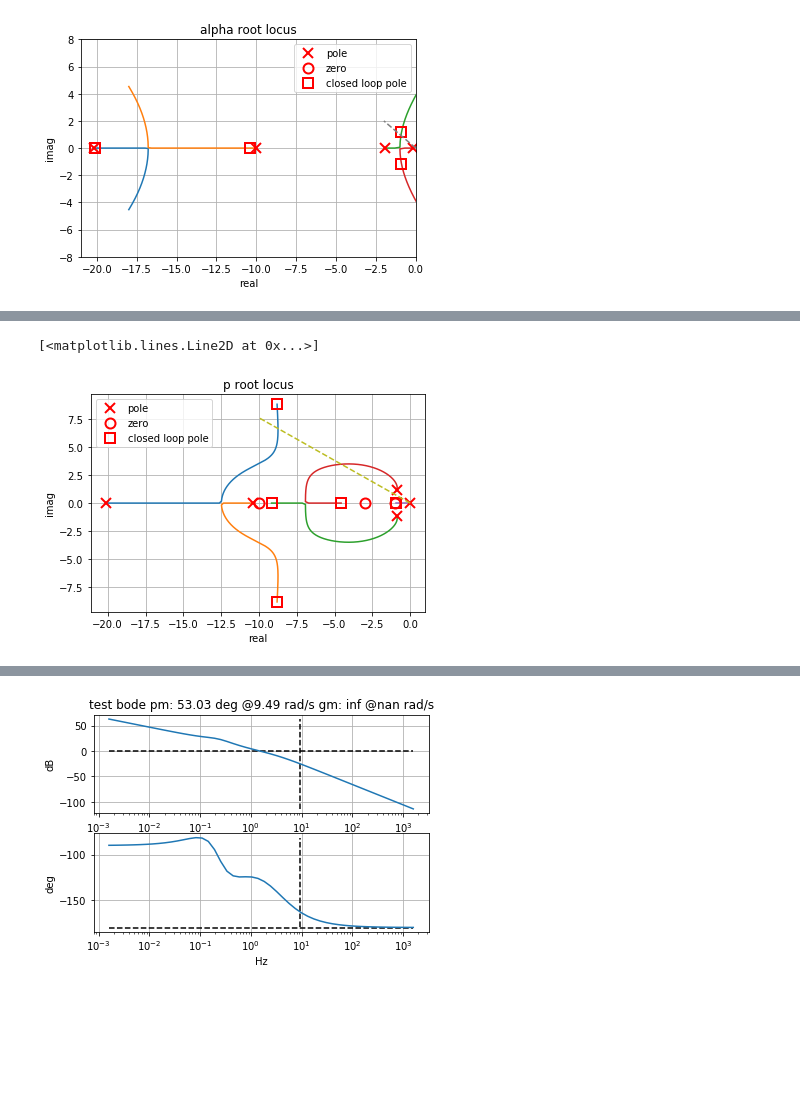
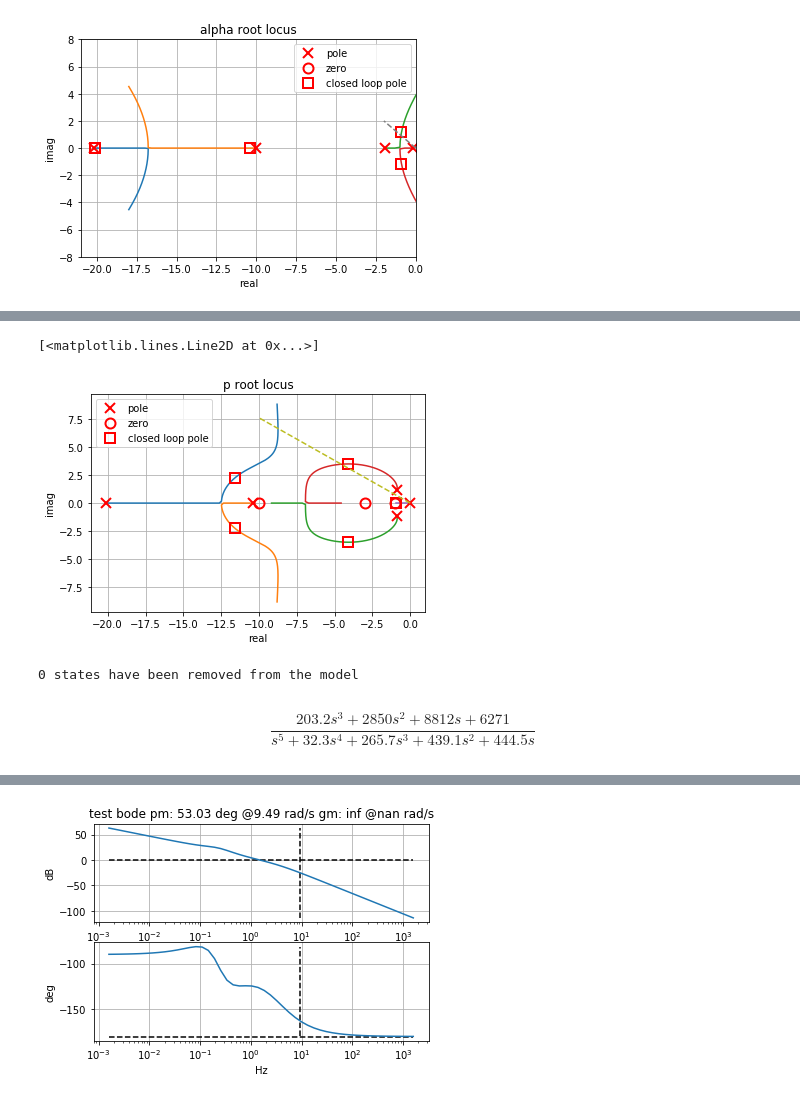
Before and after one commit to jgoppert/aae497-f19, a Jupyter notebook: lectures/2-F16-Intro-MODIFY.ipynb, the cells around one changed output, grey strips where cells are left out. Saved outputs shown, nothing was run; the diff lists cells and outputs as text; code cells hidden in the pictures; blank space fills up the shorter version.

```diff
--- a/lectures/2-F16-Intro-MODIFY.ipynb
+++ b/lectures/2-F16-Intro-MODIFY.ipynb
@@ -104,9 +110,17 @@ plt.axis([-21, 0, -8, 8])
 # %%
 plt.figure()
 sys3 = control.feedback(G, kalpha*(10/(s+10))*select(2, 0))
-rlocus('p', (s+3)/s*sys3[1, 0], kvect=np.linspace(0, 1, 1000), k=1)
+rlocus('p', (s+3)/s*sys3[1, 0], kvect=np.linspace(0, 1, 1000), k=0.6)
+zeta_des = 0.707 # based on max overshoot
 plt.plot([0, -10], [0, 10*np.cos(0.707)], '--')
 #plt.axis([-20, 0, -5, 5])
 # %% [output]
 [<matplotlib.lines.Line2D at 0x...>]
-[figure, old version]
+[figure, new version]
+# %%
+H_PI = (s+3)/s # = 1 + 3 * (1/s) + 0*s
+Go = control.minreal(H_PI*sys3[1, 0])
+Go
+# %% [output]
+0 states have been removed from the model
+$$\frac{203.2 s^3 + 2850 s^2 + 8812 s + 6271}{s^5 + 32.3 s^4 + 265.7 s^3 + 439.1 s^2 + 444.5 s}$$
```
Also changed, not shown: parts of 6 cells of this notebook, 1 other file.
